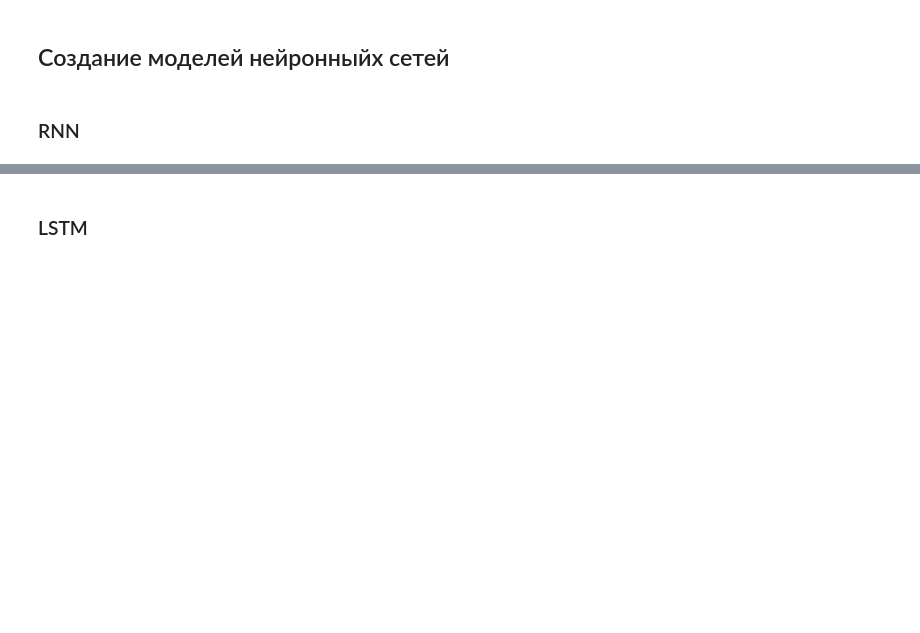
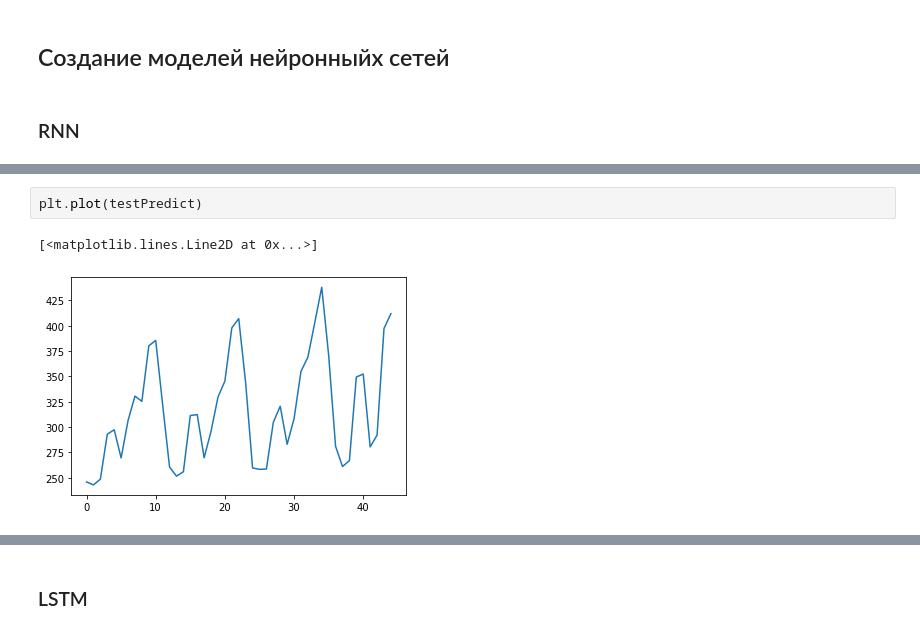
Before and after one commit to rttrif/Training_Repository_TrifonovRS, a Jupyter notebook: [GeekBrains] Introduction to Neural Networks/Урок 5. Рекуррентные нейронные сети/Урок 5. Рекуррентные нейронные сети.ipynb, the cells around one changed output, grey strips where cells are left out. Drawn from its saved outputs; the diff is of its cells as text; blank space fills up the shorter version.

```diff
--- a/[GeekBrains] Introduction to Neural Networks/Урок 5. Рекуррентные нейронные сети/Урок 5. Рекуррентные нейронные сети.ipynb
+++ b/[GeekBrains] Introduction to Neural Networks/Урок 5. Рекуррентные нейронные сети/Урок 5. Рекуррентные нейронные сети.ipynb
@@ -205,0 +277,5 @@ TypeError: Cannot convert a symbolic Keras input/output to a numpy array. This e
+# %%
+plt.plot(testPredict)
+# %% [output]
+[<matplotlib.lines.Line2D at 0x...>]
+[figure, added]
```
Also changed, not shown: parts of 34 cells of this notebook.
